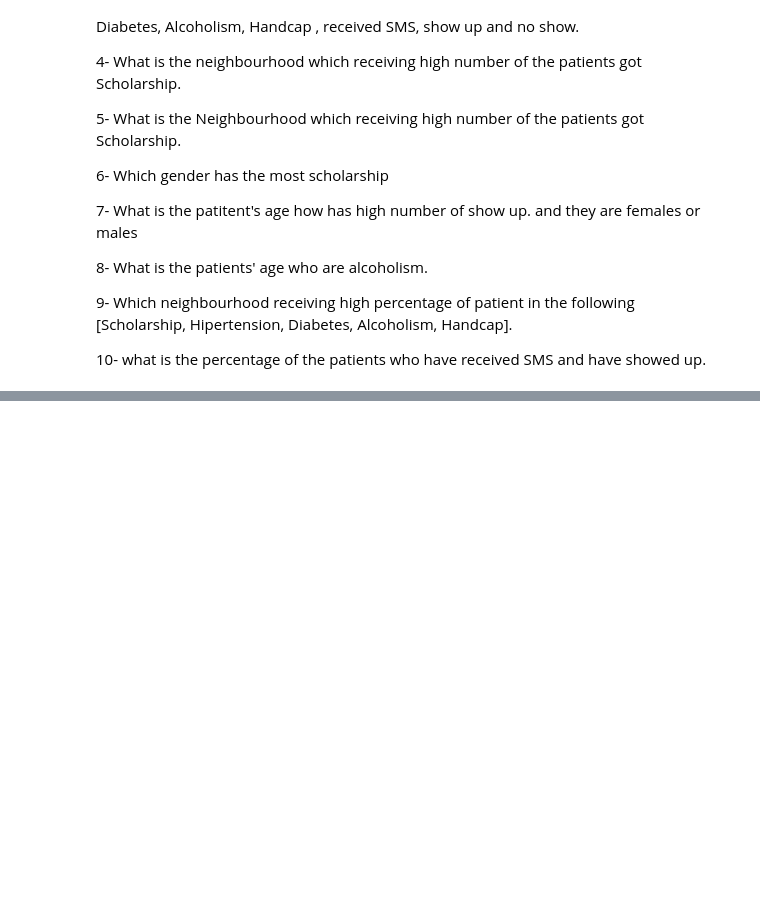
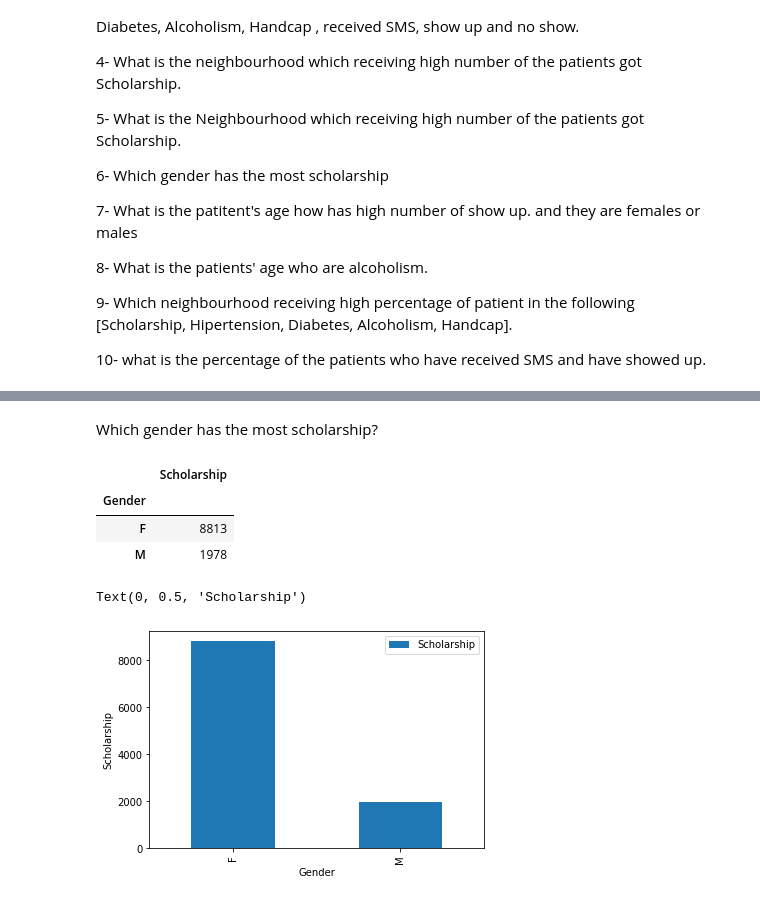
Before and after one commit to MosheWorld/Data-Exploration, a Jupyter notebook: Project 2/Solution.ipynb, the cells around one changed output, grey strips where cells are left out. Drawn from its saved outputs; the diff is of its cells as text; code cells hidden in the pictures; blank space fills up the shorter version.

```diff
--- a/Project 2/Solution.ipynb
+++ b/Project 2/Solution.ipynb
@@ -164,0 +161,15 @@ percentage of male Show up : 27.52184459200015%
+# %% [markdown]
+Which gender has the most scholarship?
+# %%
+scholarship_gender_df = df[['Scholarship', 'Gender']]
+total_results = scholarship_gender_df.groupby('Gender').sum()
+display(total_results)
+total_results.plot(kind='bar', figsize=(6, 4))
+plt.ylabel('Scholarship')
+# %% [output]
+|  | Scholarship |
+| Gender |  |
+| F | 8813 |
+| M | 1978 |
+Text(0, 0.5, 'Scholarship')
+[figure, added]
```
Also changed, not shown: parts of 23 cells of this notebook.
